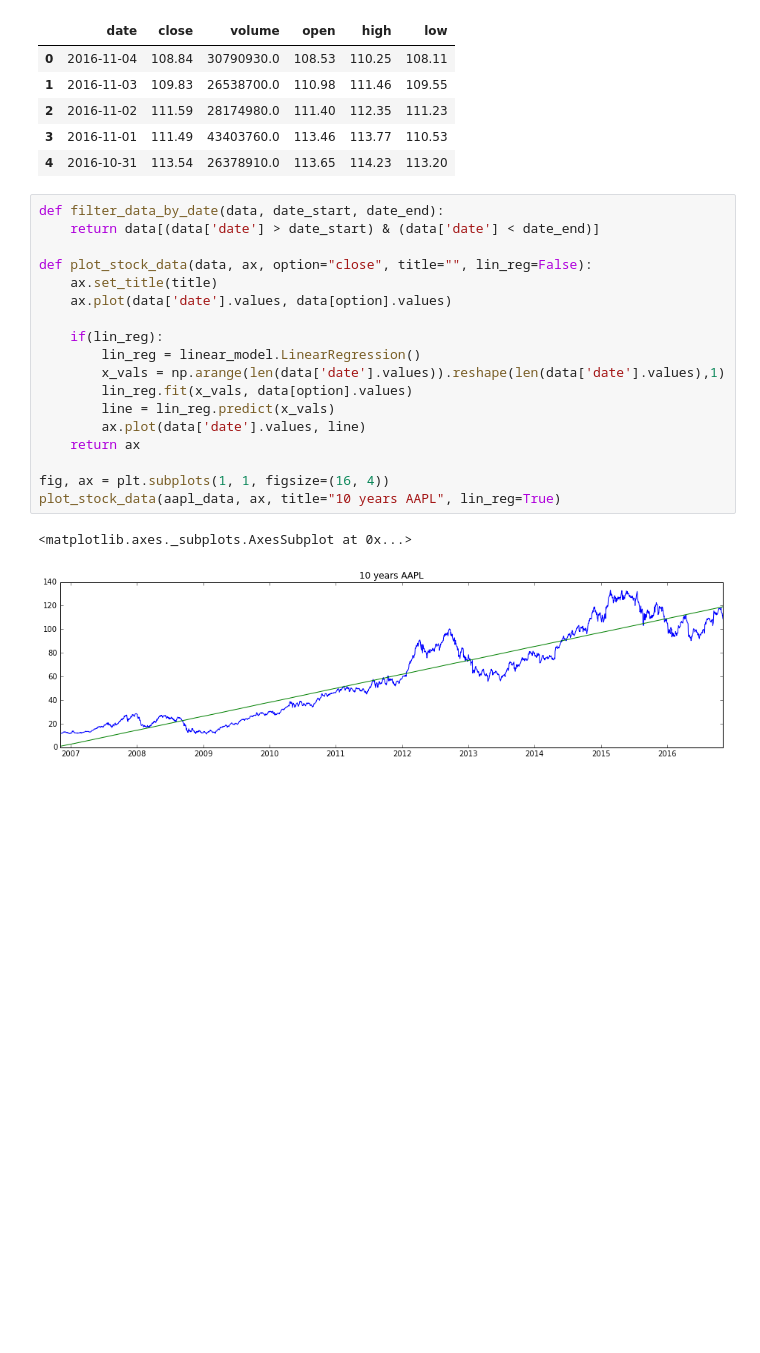
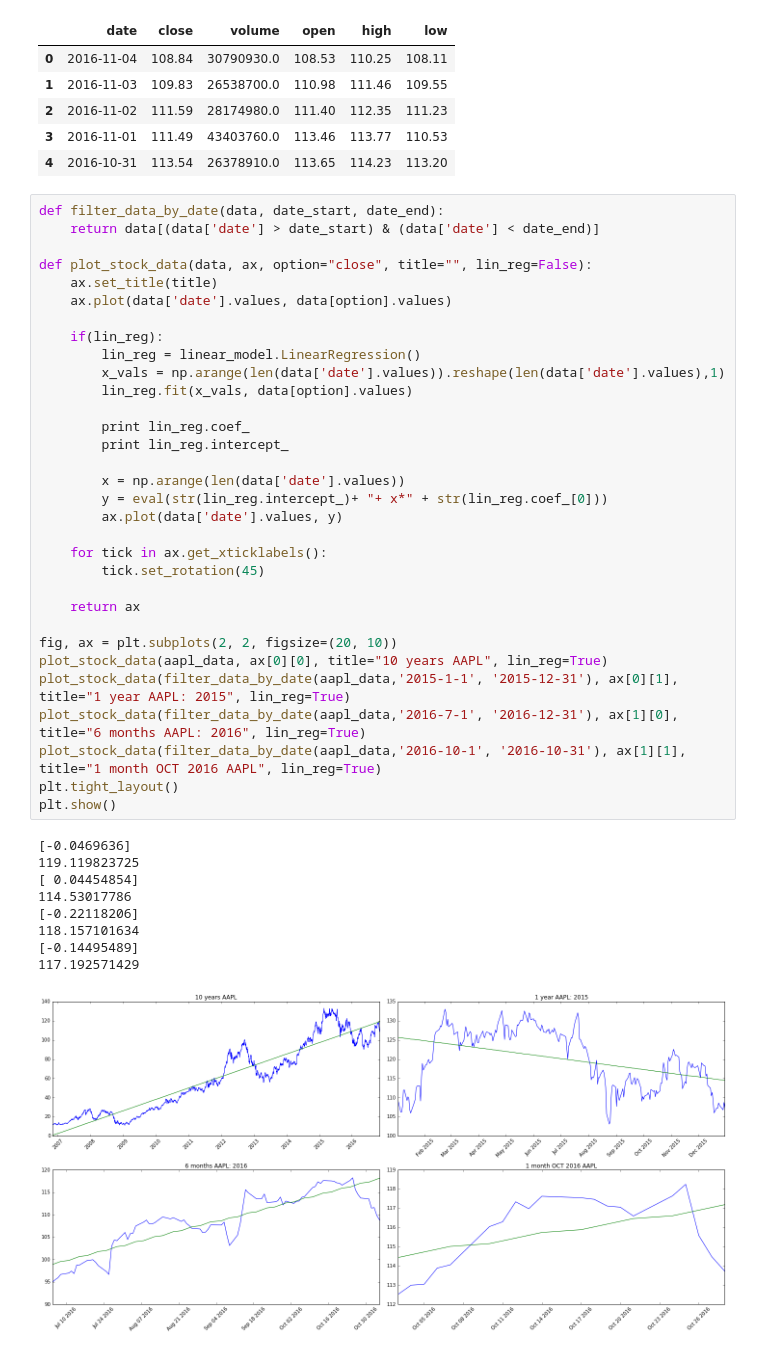
Before and after one commit to alexanderplin/CS109-Final-Project, a Jupyter notebook: Data Exploration.ipynb, the cells around one changed output. Cells and saved outputs as stored; diff of their text form; blank space fills up the shorter version.

Commit message:
Better Graph Code

```diff
--- a/Data Exploration.ipynb
+++ b/Data Exploration.ipynb
@@ -49,21 +49,42 @@ aapl_data.head(n=5)
 # %%
 def filter_data_by_date(data, date_start, date_end):
     return data[(data['date'] > date_start) & (data['date'] < date_end)]
 
 def plot_stock_data(data, ax, option="close", title="", lin_reg=False):
     ax.set_title(title)
     ax.plot(data['date'].values, data[option].values)
 
     if(lin_reg):
         lin_reg = linear_model.LinearRegression()
         x_vals = np.arange(len(data['date'].values)).reshape(len(data['date'].values),1)
         lin_reg.fit(x_vals, data[option].values)
-        line = lin_reg.predict(x_vals)
-        ax.plot(data['date'].values, line)
+
+        print lin_reg.coef_
+        print lin_reg.intercept_
+
+        x = np.arange(len(data['date'].values))
+        y = eval(str(lin_reg.intercept_)+ "+ x*" + str(lin_reg.coef_[0]))
+        ax.plot(data['date'].values, y)
+
+    for tick in ax.get_xticklabels():
+        tick.set_rotation(45)
+
     return ax
 
-fig, ax = plt.subplots(1, 1, figsize=(16, 4))
-plot_stock_data(aapl_data, ax, title="10 years AAPL", lin_reg=True)
+fig, ax = plt.subplots(2, 2, figsize=(20, 10))
+plot_stock_data(aapl_data, ax[0][0], title="10 years AAPL", lin_reg=True)
+plot_stock_data(filter_data_by_date(aapl_data,'2015-1-1', '2015-12-31'), ax[0][1], title="1 year AAPL: 2015", lin_reg=True)
+plot_stock_data(filter_data_by_date(aapl_data,'2016-7-1', '2016-12-31'), ax[1][0], title="6 months AAPL: 2016", lin_reg=True)
+plot_stock_data(filter_data_by_date(aapl_data,'2016-10-1', '2016-10-31'), ax[1][1], title="1 month OCT 2016 AAPL", lin_reg=True)
+plt.tight_layout()
+plt.show()
 # %% [output]
-<matplotlib.axes._subplots.AxesSubplot at 0x...>
+[-0.0469636]
+119.119823725
+[ 0.04454854]
+114.53017786
+[-0.22118206]
+118.157101634
+[-0.14495489]
+117.192571429
-[figure, old version]
+[figure, new version]
```
